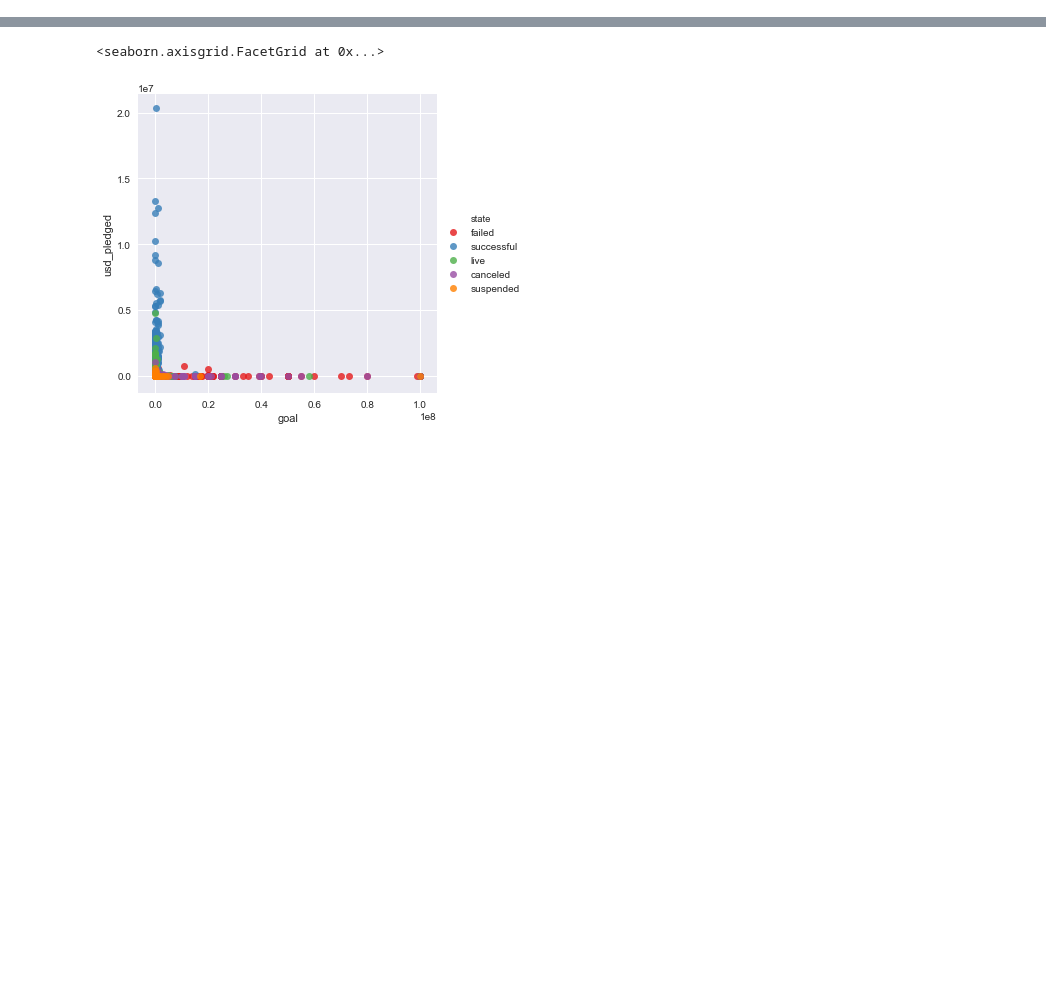
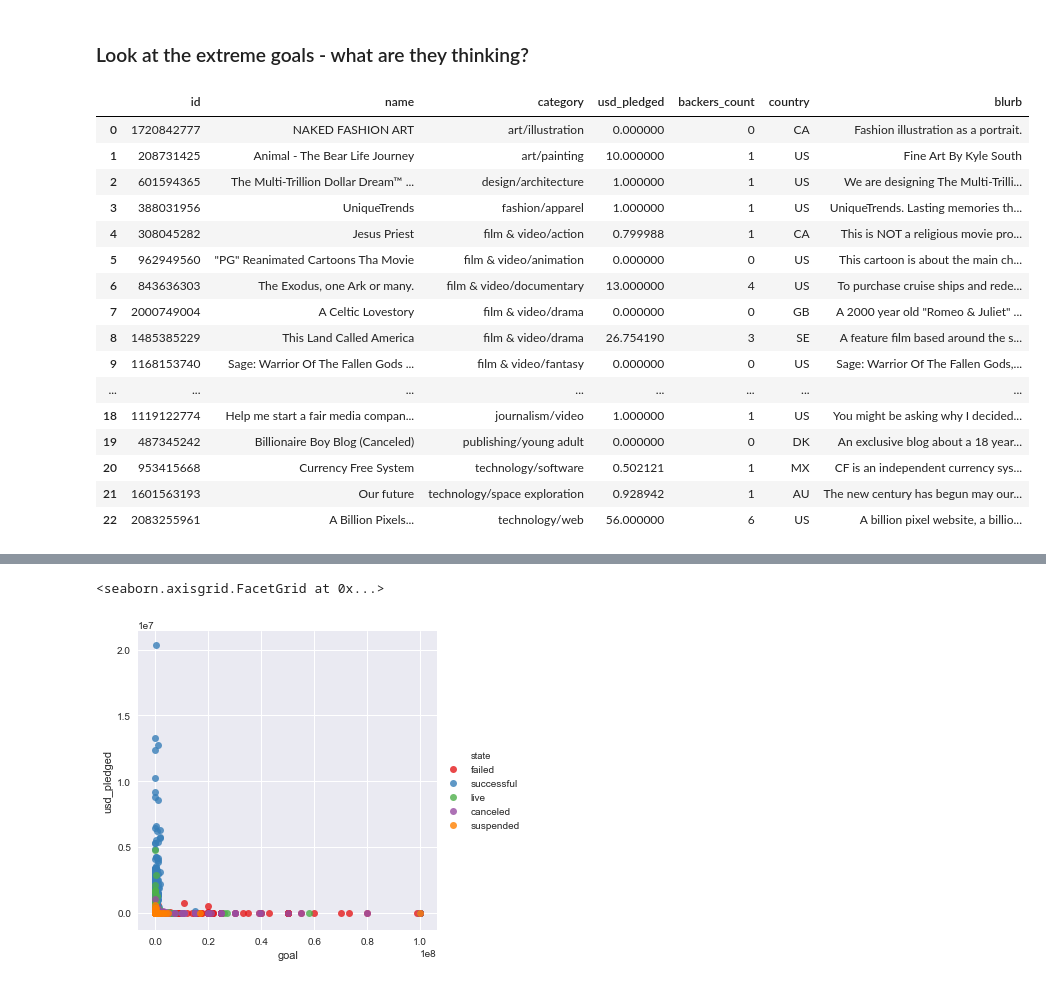
Before and after one commit to vlcekl/ds-crowdfunding, a Jupyter notebook: notebooks/explore_ks_data.ipynb, the cells around one changed output, grey strips where cells are left out. Drawn from its saved outputs; the diff is of its cells as text; code cells hidden in the pictures; blank space fills up the shorter version.

```diff
--- a/notebooks/explore_ks_data.ipynb
+++ b/notebooks/explore_ks_data.ipynb
@@ -71,0 +205,23 @@ Counter({'canceled': 15021,
+# %% [markdown]
+### Look at the extreme goals - what are they thinking?
+# %%
+df_max = df.loc[df['goal'] == 1e8][['name','category','usd_pledged','backers_count','country','blurb']].sort_values(by='category').reset_index()
+df_max
+# %% [output]
+|  | id | name | category | usd_pledged | backers_count | country | blurb |
+| 0 | 1720842777 | NAKED FASHION ART | art/illustration | 0.000000 | 0 | CA | Fashion illustration as a portrait. |
+| 1 | 208731425 | Animal - The Bear Life Journey | art/painting | 10.000000 | 1 | US | Fine Art By Kyle South |
+| 2 | 601594365 | The Multi-Trillion Dollar Dream™ ... | design/architecture | 1.000000 | 1 | US | We are designing The Multi-Trilli... |
+| 3 | 388031956 | UniqueTrends | fashion/apparel | 1.000000 | 1 | US | UniqueTrends. Lasting memories th... |
+| 4 | 308045282 | Jesus Priest | film & video/action | 0.799988 | 1 | CA | This is NOT a religious movie pro... |
+| 5 | 962949560 | "PG" Reanimated Cartoons Tha Movie | film & video/animation | 0.000000 | 0 | US | This cartoon is about the main ch... |
+| 6 | 843636303 | The Exodus, one Ark or many. | film & video/documentary | 13.000000 | 4 | US | To purchase cruise ships and rede... |
+| 7 | 2000749004 | A Celtic Lovestory | film & video/drama | 0.000000 | 0 | GB | A 2000 year old "Romeo & Juliet" ... |
+| 8 | 1485385229 | This Land Called America | film & video/drama | 26.754190 | 3 | SE | A feature film based around the s... |
+| 9 | 1168153740 | Sage: Warrior Of The Fallen Gods ... | film & video/fantasy | 0.000000 | 0 | US | Sage: Warrior Of The Fallen Gods,... |
+| ... | ... | ... | ... | ... | ... | ... | ... |
+| 18 | 1119122774 | Help me start a fair media compan... | journalism/video | 1.000000 | 1 | US | You might be asking why I decided... |
+| 19 | 487345242 | Billionaire Boy Blog (Canceled) | publishing/young adult | 0.000000 | 0 | DK | An exclusive blog about a 18 year... |
+| 20 | 953415668 | Currency Free System | technology/software | 0.502121 | 1 | MX | CF is an independent currency sys... |
+| 21 | 1601563193 | Our future | technology/space exploration | 0.928942 | 1 | AU | The new century has begun may our... |
+| 22 | 2083255961 | A Billion Pixels... | technology/web | 56.000000 | 6 | US | A billion pixel website, a billio... |
```
Also changed, not shown: parts of 78 cells of this notebook, 1 other file.
